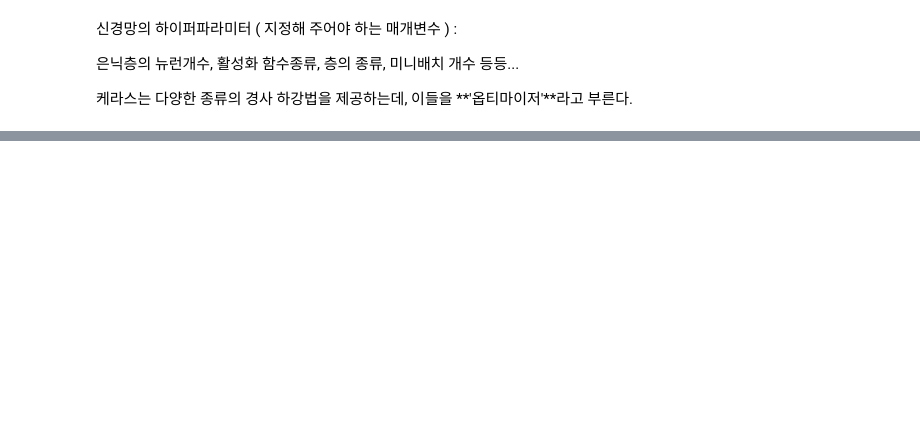
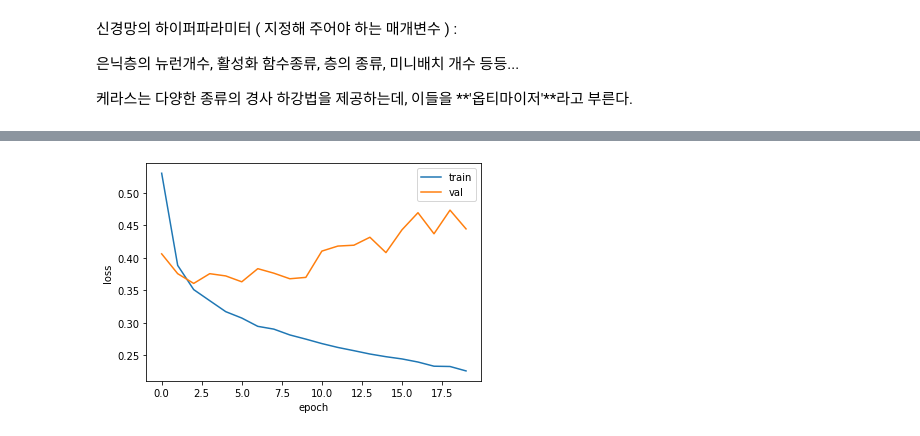
Before and after one commit to hyeon1263/BigAI, a Jupyter notebook: 혼자 공부하는 머신러닝+딥러닝/Chapter07.ipynb, the cells around one changed output, grey strips where cells are left out. Saved outputs shown, nothing was run; the diff lists cells and outputs as text; code cells hidden in the pictures; blank space fills up the shorter version.

```diff
--- a/혼자 공부하는 머신러닝+딥러닝/Chapter07.ipynb
+++ b/혼자 공부하는 머신러닝+딥러닝/Chapter07.ipynb
@@ -337,0 +477,7 @@ sgd  = keras.optimizers.SGD(momentum=0.9, nesterov=True)
+# %%
+model = model_fn()
+model.compile(loss='sparse_categorical_crossentropy', metrics='accuracy')
+history = model.fit(train_scaled, train_target, epochs=20, verbose=0,
+                    validation_data=(val_scaled, val_target))
+
+# 검증 손실을 계산하려면 validation_data에 검증세트의 입력과 타깃값을 전달해준다
@@ -337,0 +488,11 @@ sgd  = keras.optimizers.SGD(momentum=0.9, nesterov=True)
+# %%
+plt.plot(history.history['loss'])
+plt.plot(history.history['val_loss'])
+plt.xlabel('epoch')
+plt.ylabel('loss')
+plt.legend(['train', 'val'])
+plt.show()
+
+# 5번째 에포크에서 val_loss가 증가하기 시작 --> 과대적합
+# %% [output]
+[figure, added]
```
Also changed, not shown: parts of 52 cells of this notebook.
